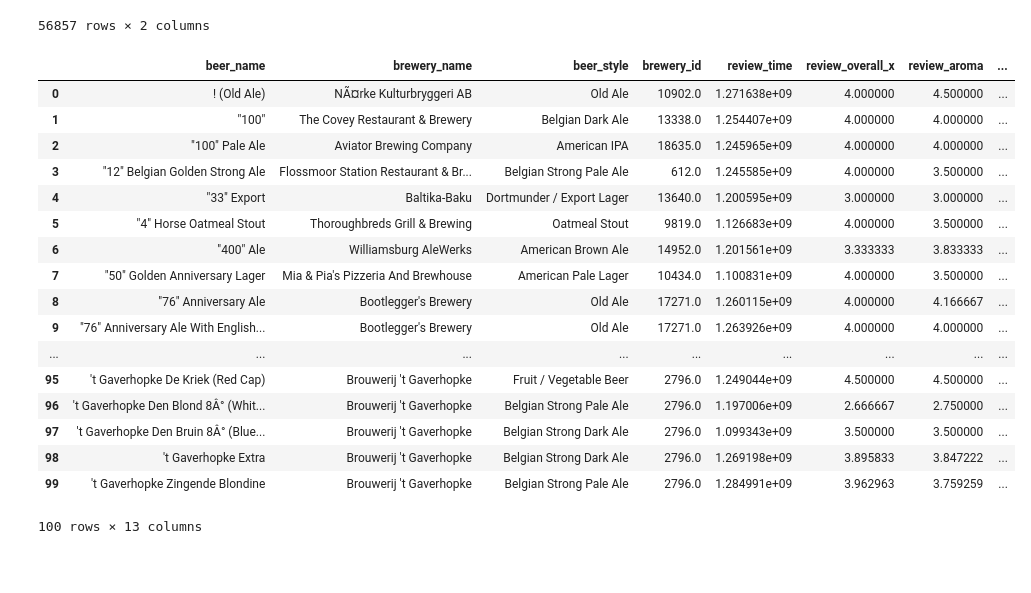
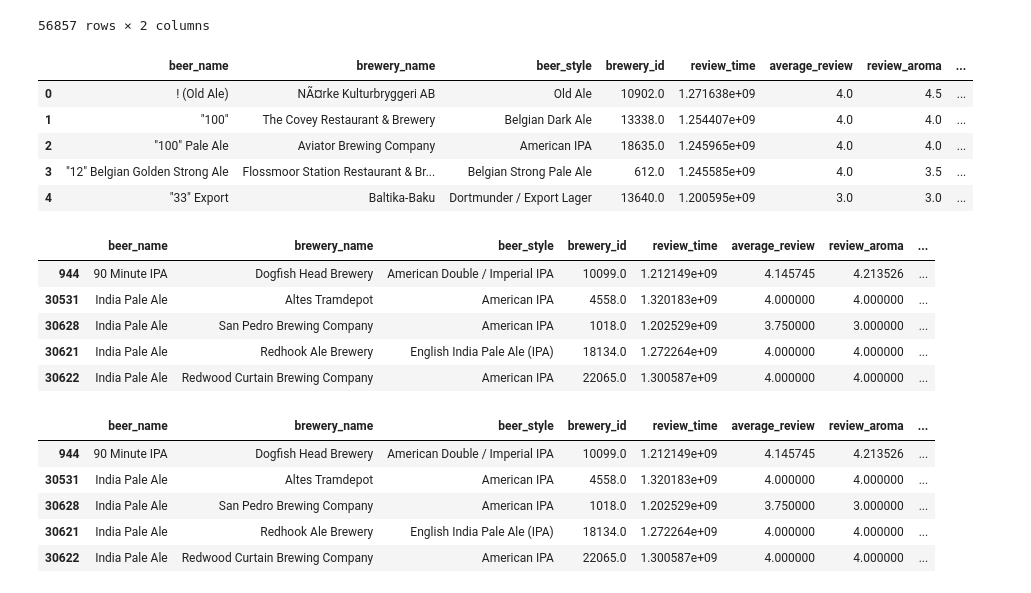
Before and after one commit to kreitlerj/Beer-Data-Project, a Jupyter notebook: Beer Sorting.ipynb, the cells around one changed output. Saved outputs shown, nothing was run; the diff lists cells and outputs as text; code cells hidden in the pictures; blank space fills up the shorter version.

```diff
--- a/Beer Sorting.ipynb
+++ b/Beer Sorting.ipynb
@@ -4,5 +29,5 @@ import pandas as pd
 # %%
-df_beer_reviews=pd.read_csv('beer_reviews.csv', encoding = "ISO-8859-1")
+df_beer_reviews=pd.read_csv('../beer_reviews.csv', encoding = "ISO-8859-1")
 # %%
 df_beer_reviews.head()
 # %% [output]
@@ -40,25 +86,36 @@ beer_count
 # %%
 beer_df=pd.DataFrame(beer.mean())
 beer_df=beer_df.reset_index()
 
-beer_sorted_data = pd.merge(beer_df, beer_count, on='beer_name', how='outer')
-beer_sorted_data.head()
+beer_merged_data = pd.merge(beer_df, beer_count, on='beer_name', how='outer')
+beer_merged_data = beer_merged_data.rename(columns={'review_overall_x': 'average_review', 'review_overall_y': 'review_count'})
+beer_merged_data.head()
 # %% [output]
-|  | beer_name | brewery_name | beer_style | brewery_id | review_time | review_overall_x | review_aroma | ... |
-| 0 | ! (Old Ale) | NÃ¤rke Kulturbryggeri AB | Old Ale | 10902.0 | 1.271638e+09 | 4.000000 | 4.500000 | ... |
-| 1 | "100" | The Covey Restaurant & Brewery | Belgian Dark Ale | 13338.0 | 1.254407e+09 | 4.000000 | 4.000000 | ... |
-| 2 | "100" Pale Ale | Aviator Brewing Company | American IPA | 18635.0 | 1.245965e+09 | 4.000000 | 4.000000 | ... |
-| 3 | "12" Belgian Golden Strong Ale | Flossmoor Station Restaurant & Br... | Belgian Strong Pale Ale | 612.0 | 1.245585e+09 | 4.000000 | 3.500000 | ... |
-| 4 | "33" Export | Baltika-Baku | Dortmunder / Export Lager | 13640.0 | 1.200595e+09 | 3.000000 | 3.000000 | ... |
-| 5 | "4" Horse Oatmeal Stout | Thoroughbreds Grill & Brewing | Oatmeal Stout | 9819.0 | 1.126683e+09 | 4.000000 | 3.500000 | ... |
-| 6 | "400" Ale | Williamsburg AleWerks | American Brown Ale | 14952.0 | 1.201561e+09 | 3.333333 | 3.833333 | ... |
-| 7 | "50" Golden Anniversary Lager | Mia & Pia's Pizzeria And Brewhouse | American Pale Lager | 10434.0 | 1.100831e+09 | 4.000000 | 3.500000 | ... |
-| 8 | "76" Anniversary Ale | Bootlegger's Brewery | Old Ale | 17271.0 | 1.260115e+09 | 4.000000 | 4.166667 | ... |
-| 9 | "76" Anniversary Ale With English... | Bootlegger's Brewery | Old Ale | 17271.0 | 1.263926e+09 | 4.000000 | 4.000000 | ... |
-| ... | ... | ... | ... | ... | ... | ... | ... | ... |
-| 95 | 't Gaverhopke De Kriek (Red Cap) | Brouwerij 't Gaverhopke | Fruit / Vegetable Beer | 2796.0 | 1.249044e+09 | 4.500000 | 4.500000 | ... |
-| 96 | 't Gaverhopke Den Blond 8Â° (Whit... | Brouwerij 't Gaverhopke | Belgian Strong Pale Ale | 2796.0 | 1.197006e+09 | 2.666667 | 2.750000 | ... |
-| 97 | 't Gaverhopke Den Bruin 8Â° (Blue... | Brouwerij 't Gaverhopke | Belgian Strong Dark Ale | 2796.0 | 1.099343e+09 | 3.500000 | 3.500000 | ... |
-| 98 | 't Gaverhopke Extra | Brouwerij 't Gaverhopke | Belgian Strong Dark Ale | 2796.0 | 1.269198e+09 | 3.895833 | 3.847222 | ... |
-| 99 | 't Gaverhopke Zingende Blondine | Brouwerij 't Gaverhopke | Belgian Strong Pale Ale | 2796.0 | 1.284991e+09 | 3.962963 | 3.759259 | ... |
+|  | beer_name | brewery_name | beer_style | brewery_id | review_time | average_review | review_aroma | ... |
+| 0 | ! (Old Ale) | NÃ¤rke Kulturbryggeri AB | Old Ale | 10902.0 | 1.271638e+09 | 4.0 | 4.5 | ... |
+| 1 | "100" | The Covey Restaurant & Brewery | Belgian Dark Ale | 13338.0 | 1.254407e+09 | 4.0 | 4.0 | ... |
+| 2 | "100" Pale Ale | Aviator Brewing Company | American IPA | 18635.0 | 1.245965e+09 | 4.0 | 4.0 | ... |
+| 3 | "12" Belgian Golden Strong Ale | Flossmoor Station Restaurant & Br... | Belgian Strong Pale Ale | 612.0 | 1.245585e+09 | 4.0 | 3.5 | ... |
+| 4 | "33" Export | Baltika-Baku | Dortmunder / Export Lager | 13640.0 | 1.200595e+09 | 3.0 | 3.0 | ... |
-100 rows × 13 columns
+# %%
+beer_sorted_data = beer_merged_data.sort_values('review_count', ascending=False)
+beer_sorted_data.head()
+# %% [output]
+|  | beer_name | brewery_name | beer_style | brewery_id | review_time | average_review | review_aroma | ... |
+| 944 | 90 Minute IPA | Dogfish Head Brewery | American Double / Imperial IPA | 10099.0 | 1.212149e+09 | 4.145745 | 4.213526 | ... |
+| 30531 | India Pale Ale | Altes Tramdepot | American IPA | 4558.0 | 1.320183e+09 | 4.000000 | 4.000000 | ... |
+| 30628 | India Pale Ale | San Pedro Brewing Company | American IPA | 1018.0 | 1.202529e+09 | 3.750000 | 3.000000 | ... |
+| 30621 | India Pale Ale | Redhook Ale Brewery | English India Pale Ale (IPA) | 18134.0 | 1.272264e+09 | 4.000000 | 4.000000 | ... |
+| 30622 | India Pale Ale | Redwood Curtain Brewing Company | American IPA | 22065.0 | 1.300587e+09 | 4.000000 | 4.000000 | ... |
+# %%
+bins = [0, 1, 2, 3, 5, 8, 13, 21, 34, 55, 89, 144, 233, 377, 610, 987, 1597, 2584, 4181]
+review_count_slices = ['1', '2', '3', '4-5', '6-8', '9-13', '14-21', '22-34', '35-55', '56-89', '90-144', '145-233', '234-377', '378-610', '611-987', '988-1597', '1598-2584', '2585 and up']
+beer_sorted_data['review_count_slices'] = pd.cut(beer_sorted_data['review_count'], bins, labels=review_count_slices)
+beer_sorted_data.head()
+# %% [output]
+|  | beer_name | brewery_name | beer_style | brewery_id | review_time | average_review | review_aroma | ... |
+| 944 | 90 Minute IPA | Dogfish Head Brewery | American Double / Imperial IPA | 10099.0 | 1.212149e+09 | 4.145745 | 4.213526 | ... |
+| 30531 | India Pale Ale | Altes Tramdepot | American IPA | 4558.0 | 1.320183e+09 | 4.000000 | 4.000000 | ... |
+| 30628 | India Pale Ale | San Pedro Brewing Company | American IPA | 1018.0 | 1.202529e+09 | 3.750000 | 3.000000 | ... |
+| 30621 | India Pale Ale | Redhook Ale Brewery | English India Pale Ale (IPA) | 18134.0 | 1.272264e+09 | 4.000000 | 4.000000 | ... |
+| 30622 | India Pale Ale | Redwood Curtain Brewing Company | American IPA | 22065.0 | 1.300587e+09 | 4.000000 | 4.000000 | ... |
```
Also changed, not shown: parts of 22 cells of this notebook, 1 other file.
